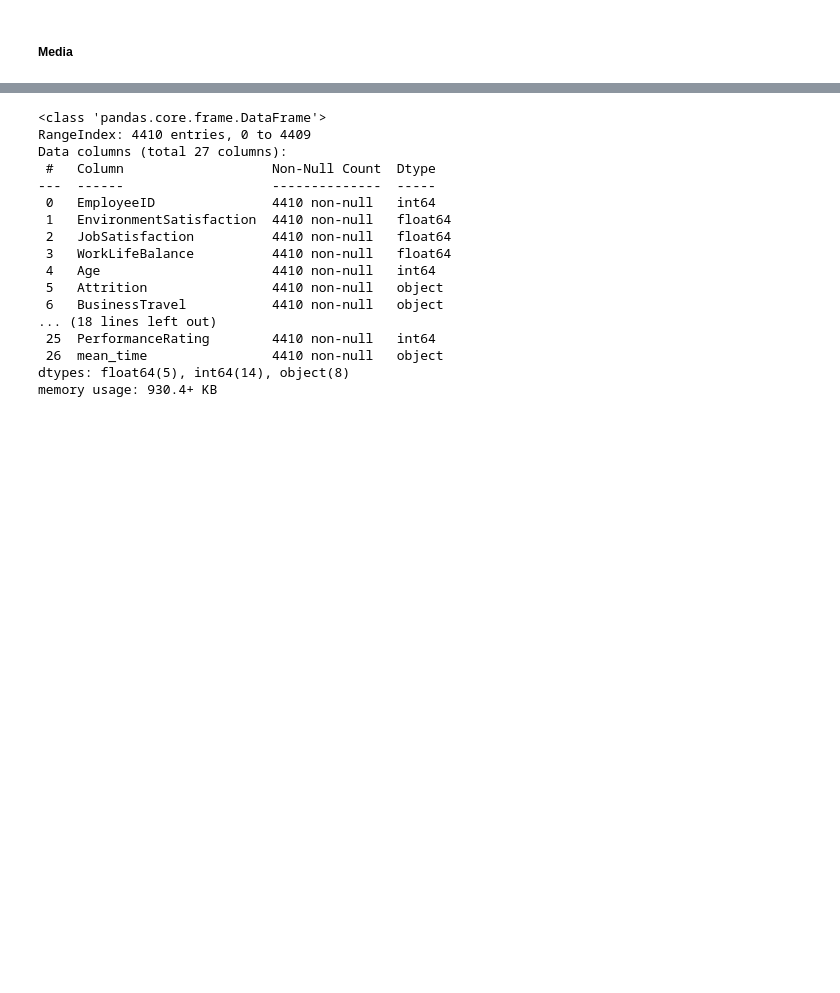
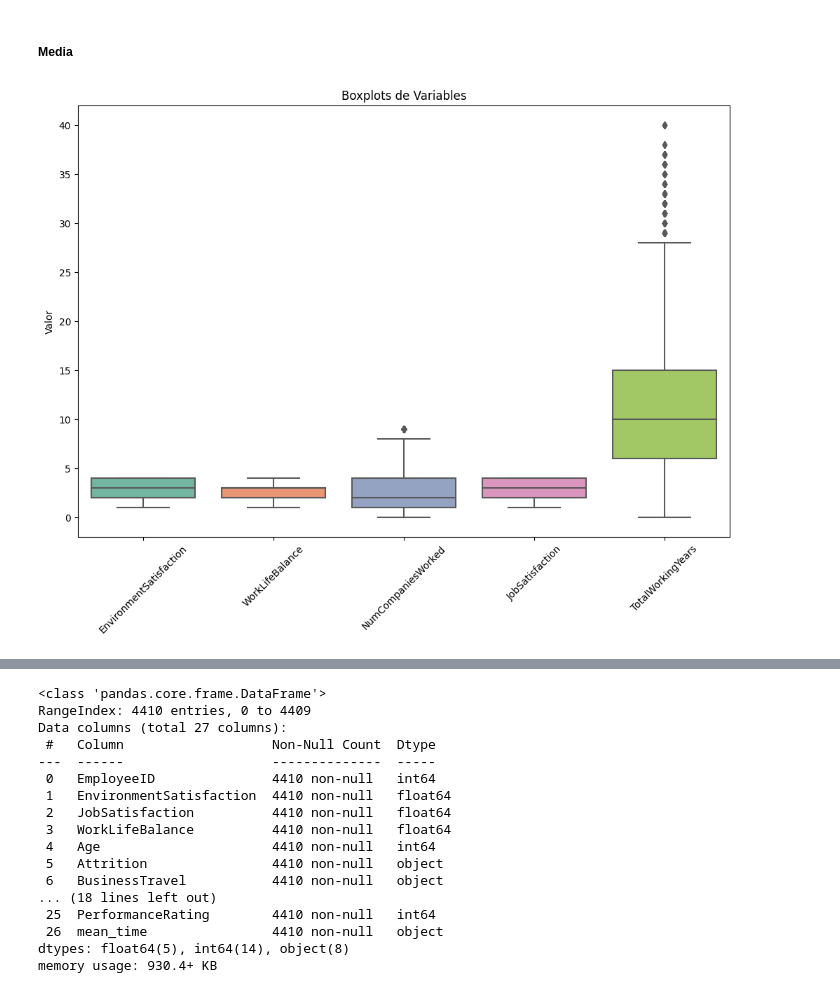
Before and after one commit to Nat280200/PROYECTO_ANALITICA_II, a Jupyter notebook: Entrega_uno.ipynb, the cells around one changed output, grey strips where cells are left out. Drawn from its saved outputs; the diff is of its cells as text; code cells hidden in the pictures; blank space fills up the shorter version.

```diff
--- a/Entrega_uno.ipynb
+++ b/Entrega_uno.ipynb
@@ -224,4 +224,23 @@ df_median['JobSatisfaction'].fillna(median_JobSatisfaction, inplace=True)
 df_median['NumCompaniesWorked'].fillna(median_NumCompaniesWorked, inplace=True)
 df_median['WorkLifeBalance'].fillna(median_WorkLifeBalance, inplace=True)
 df_median['EnvironmentSatisfaction'].fillna(median_EnvironmentSatisfaction, inplace=True)
+# %%
+import seaborn as sns
+import matplotlib.pyplot as plt
+
+# Columnas a visualizar
+columns_to_plot = ['EnvironmentSatisfaction', 'WorkLifeBalance', 'NumCompaniesWorked', 'JobSatisfaction', 'TotalWorkingYears']
+
+# DataFrame con las columnas seleccionadas
+subset_df = df_1[columns_to_plot]
+
+# boxplot con Seaborn
+plt.figure(figsize=(12, 8))
+sns.boxplot(data=subset_df, orient='vertical', palette='Set2')
+plt.title('Boxplots de Variables')
+plt.ylabel('Valor')
+plt.xticks(rotation=45)
+plt.show()
+# %% [output]
+[figure, added]
 # %%
```
Also changed, not shown: parts of 18 cells of this notebook.
